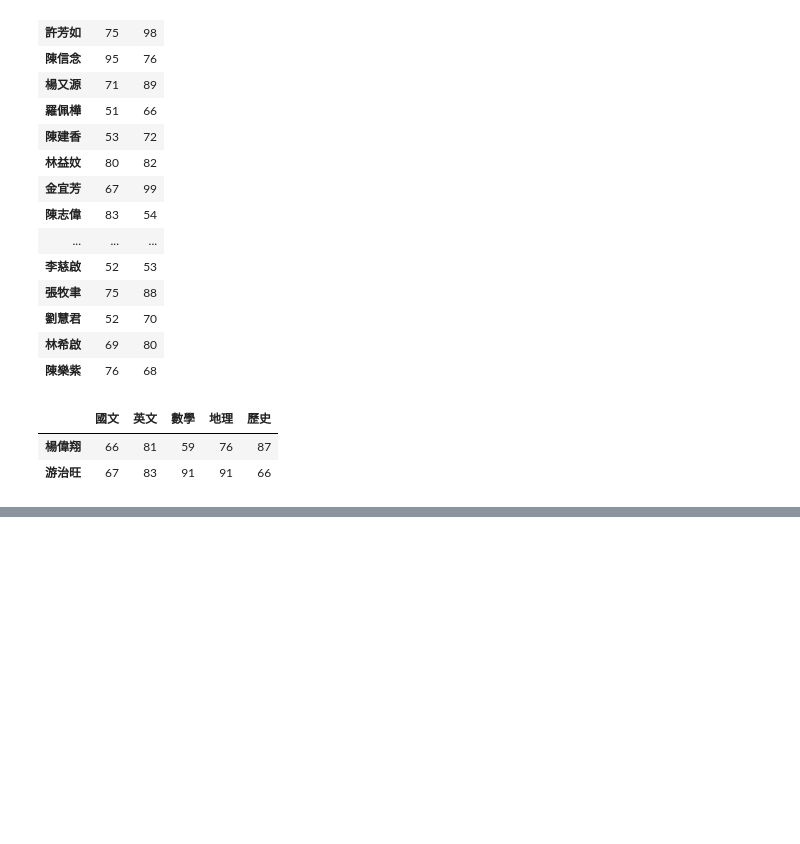
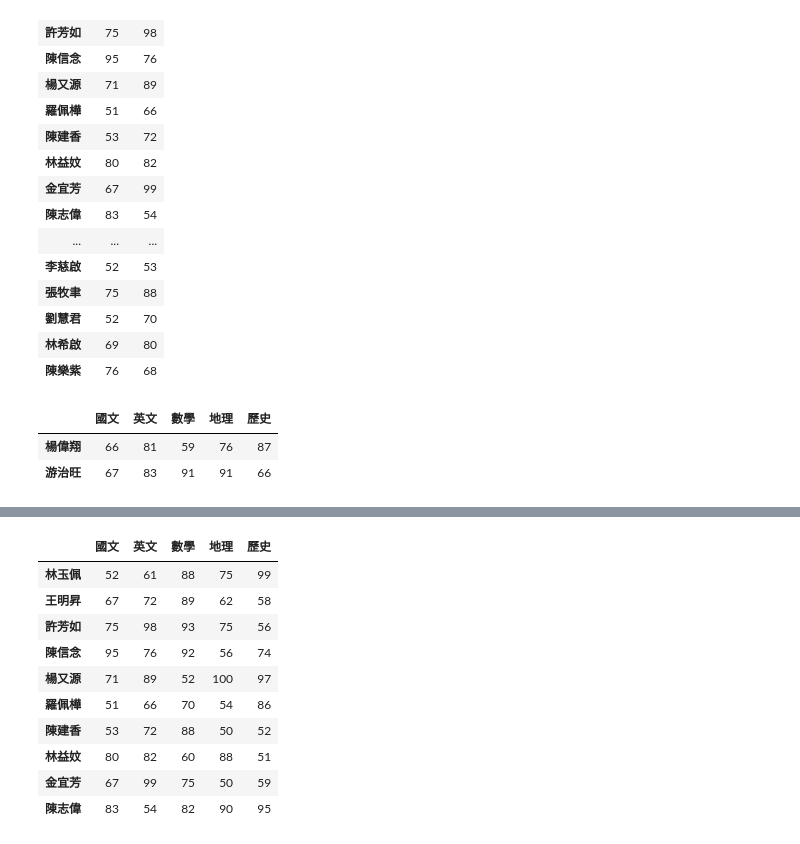
Before and after one commit to wu4fmp6/python_analysis, a Jupyter notebook: lesson5_4.ipynb, the cells around one changed output, grey strips where cells are left out. Cells and saved outputs as stored; diff of their text form; code cells hidden in the pictures; blank space fills up the shorter version.

```diff
--- a/lesson5_4.ipynb
+++ b/lesson5_4.ipynb
@@ -106,0 +107,14 @@ df.iloc[[0,37]]
+# %%
+df.loc['林玉佩':'陳志偉']
+# %% [output]
+|  | 國文 | 英文 | 數學 | 地理 | 歷史 |
+| 林玉佩 | 52 | 61 | 88 | 75 | 99 |
+| 王明昇 | 67 | 72 | 89 | 62 | 58 |
+| 許芳如 | 75 | 98 | 93 | 75 | 56 |
+| 陳信念 | 95 | 76 | 92 | 56 | 74 |
+| 楊又源 | 71 | 89 | 52 | 100 | 97 |
+| 羅佩樺 | 51 | 66 | 70 | 54 | 86 |
+| 陳建香 | 53 | 72 | 88 | 50 | 52 |
+| 林益妏 | 80 | 82 | 60 | 88 | 51 |
+| 金宜芳 | 67 | 99 | 75 | 50 | 59 |
+| 陳志偉 | 83 | 54 | 82 | 90 | 95 |
```
Also changed, not shown: parts of 2 cells of this notebook.
